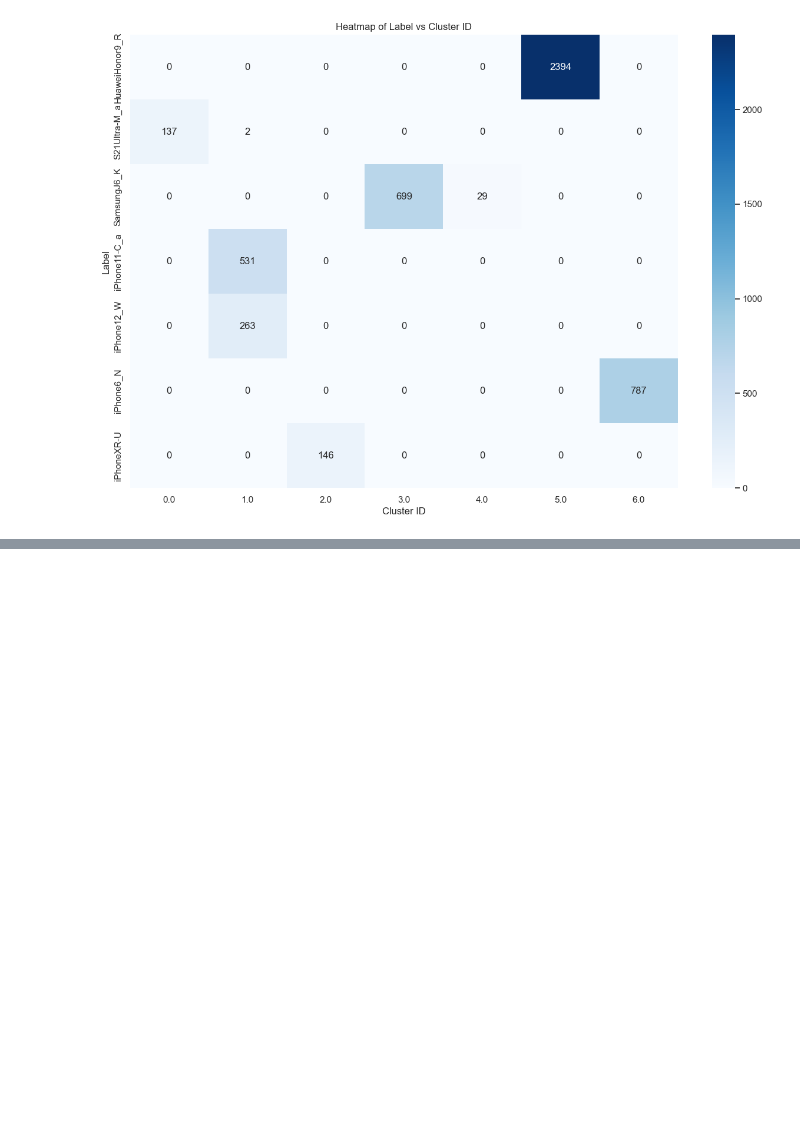
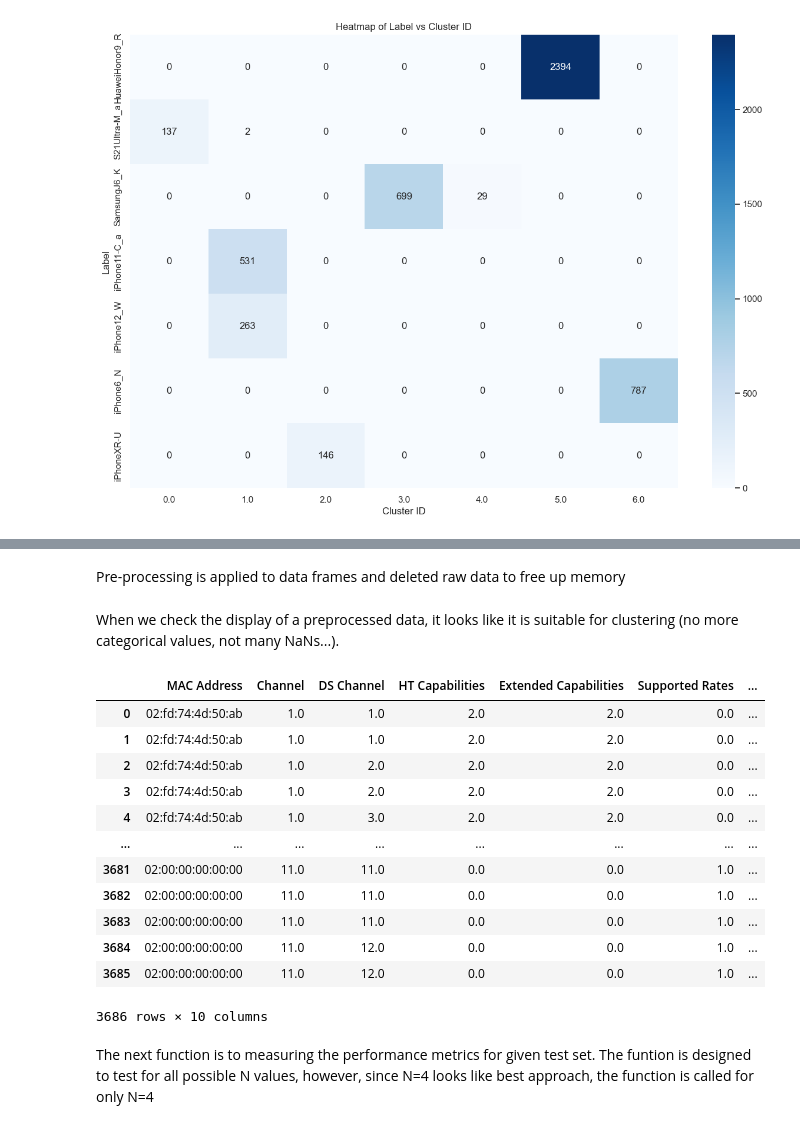
Before and after one commit to tugrul-kok/NMDA, a Jupyter notebook: HW3-MAC-De-Randomization/HW-3.ipynb, the cells around one changed output, grey strips where cells are left out. Cells and saved outputs as stored; diff of their text form; code cells hidden in the pictures; blank space fills up the shorter version.

```diff
--- a/HW3-MAC-De-Randomization/HW-3.ipynb
+++ b/HW3-MAC-De-Randomization/HW-3.ipynb
@@ -311,6 +462,8 @@ def preprocess(df):
     df = df.drop(df.columns.difference(features+['MAC Address'] + ['Label']), axis=1)
 
     return df
+# %% [markdown]
+Pre-processing is applied to data frames and deleted raw data to free up memory
 # %%
 # Preprocess each dataframe in the random_dfs_df
 preprocessed_df_K_2 = test_set_K_2.applymap(preprocess)
@@ -328 +476,21 @@ preprocessed_df_K_2.iloc[0,0]
+# %% [markdown]
+When we check the display of a preprocessed data, it looks like it is suitable for clustering (no more categorical values, not many NaNs...).
+# %%
+display(preprocessed_df_K_4.iloc[0,2])
+# %% [output]
+|  | MAC Address | Channel | DS Channel | HT Capabilities | Extended Capabilities | Supported Rates | ... |
+| 0 | 02:fd:74:4d:50:ab | 1.0 | 1.0 | 2.0 | 2.0 | 0.0 | ... |
+| 1 | 02:fd:74:4d:50:ab | 1.0 | 1.0 | 2.0 | 2.0 | 0.0 | ... |
+| 2 | 02:fd:74:4d:50:ab | 1.0 | 2.0 | 2.0 | 2.0 | 0.0 | ... |
+| 3 | 02:fd:74:4d:50:ab | 1.0 | 2.0 | 2.0 | 2.0 | 0.0 | ... |
+| 4 | 02:fd:74:4d:50:ab | 1.0 | 3.0 | 2.0 | 2.0 | 0.0 | ... |
+| ... | ... | ... | ... | ... | ... | ... | ... |
+| 3681 | 02:00:00:00:00:00 | 11.0 | 11.0 | 0.0 | 0.0 | 1.0 | ... |
+| 3682 | 02:00:00:00:00:00 | 11.0 | 11.0 | 0.0 | 0.0 | 1.0 | ... |
+| 3683 | 02:00:00:00:00:00 | 11.0 | 11.0 | 0.0 | 0.0 | 1.0 | ... |
+| 3684 | 02:00:00:00:00:00 | 11.0 | 12.0 | 0.0 | 0.0 | 1.0 | ... |
+| 3685 | 02:00:00:00:00:00 | 11.0 | 12.0 | 0.0 | 0.0 | 1.0 | ... |
+3686 rows × 10 columns
+# %% [markdown]
+The next function is to measuring the performance metrics for given test set. The funtion is designed to test for all possible N values, however, since N=4 looks like best approach, the function is called for only N=4
 # %%
```
Also changed, not shown: parts of 65 cells of this notebook, 2 other files.
